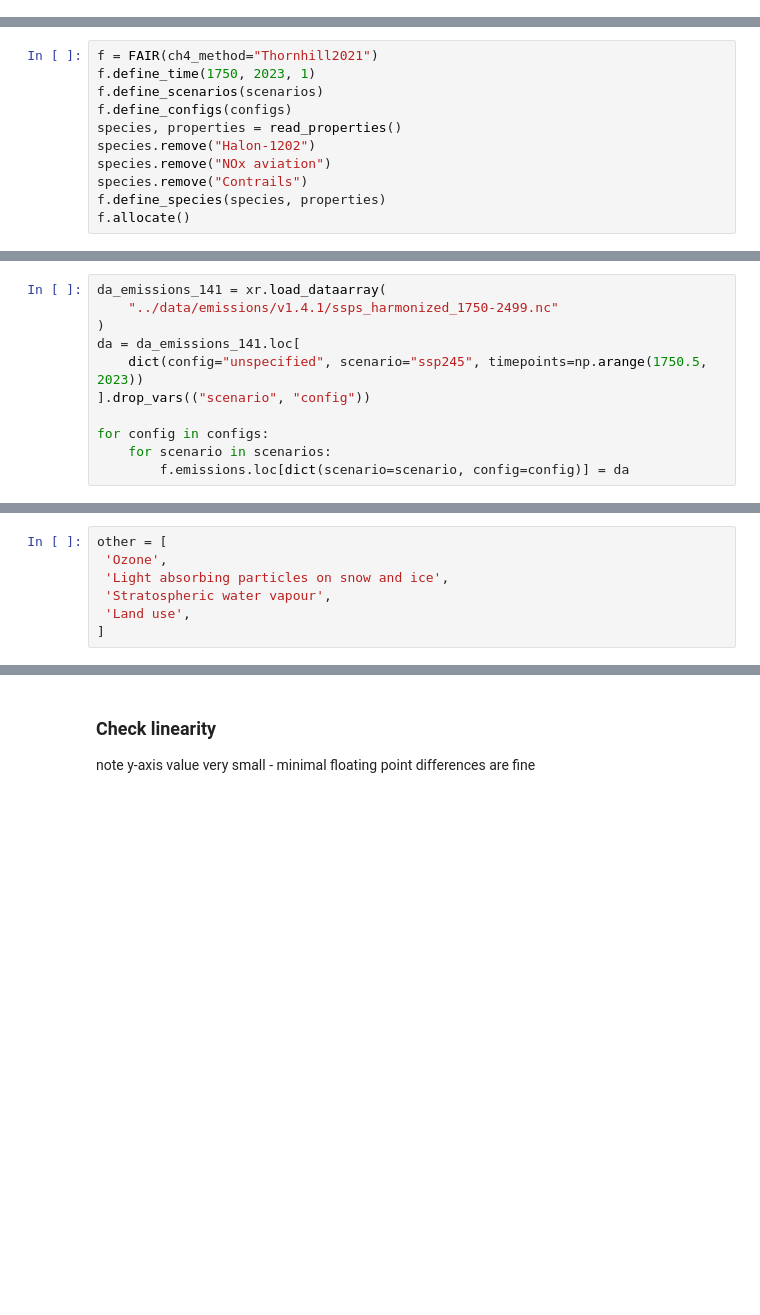
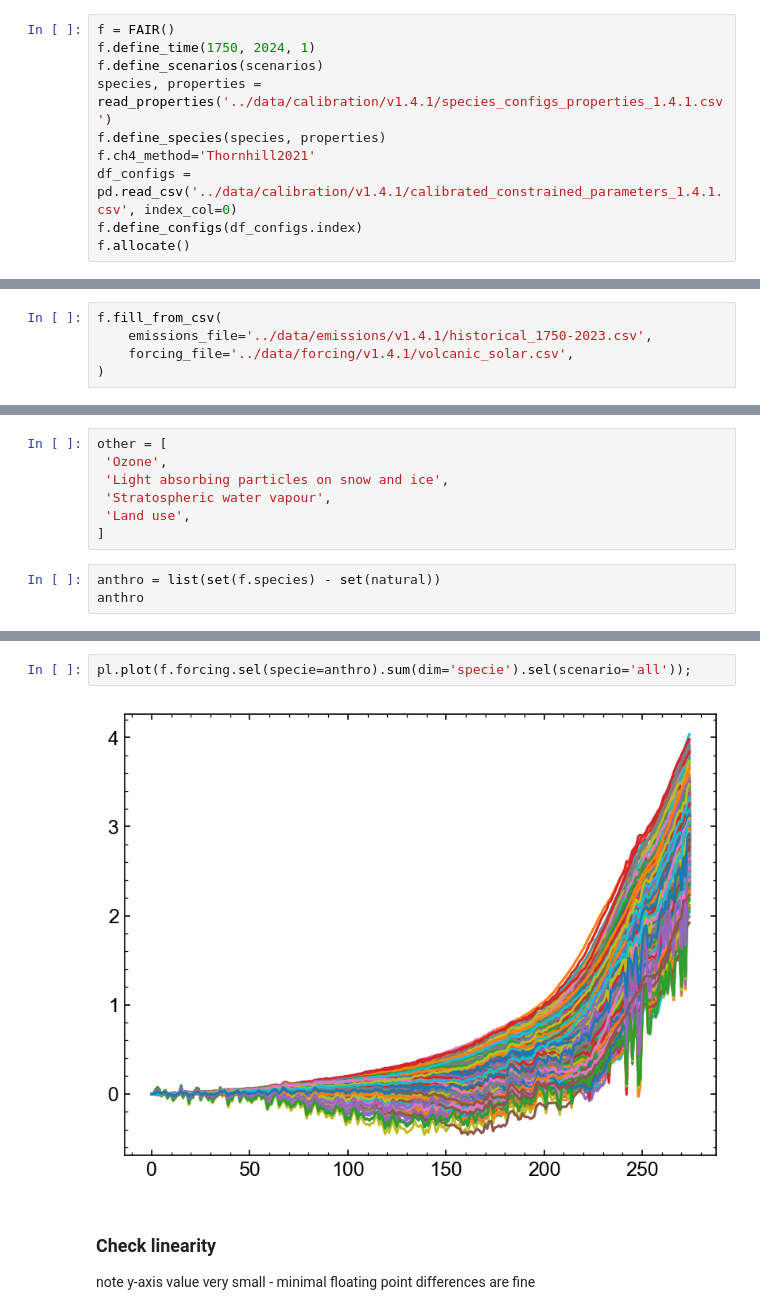
Before and after one commit to chrisroadmap/temperature-attribution, a Jupyter notebook: notebooks/run.ipynb, the cells around one changed output, grey strips where cells are left out. Saved outputs shown, nothing was run; the diff lists cells and outputs as text; blank space fills up the shorter version.

Commit message:
update for fair2.2 and anthro separate category

```diff
--- a/notebooks/run.ipynb
+++ b/notebooks/run.ipynb
@@ -64,14 +35,13 @@ configs = df_configs_141.index
+# %%
+f = FAIR()
+f.define_time(1750, 2024, 1)
+f.define_scenarios(scenarios)
+species, properties = read_properties('../data/calibration/v1.4.1/species_configs_properties_1.4.1.csv')
+f.define_species(species, properties)
+f.ch4_method='Thornhill2021'
+df_configs = pd.read_csv('../data/calibration/v1.4.1/calibrated_constrained_parameters_1.4.1.csv', index_col=0)
+f.define_configs(df_configs.index)
+f.allocate()
 # %% [markdown]
 ## First, emissions-driven run
-# %%
-f = FAIR(ch4_method="Thornhill2021")
-f.define_time(1750, 2023, 1)
-f.define_scenarios(scenarios)
-f.define_configs(configs)
-species, properties = read_properties()
-species.remove("Halon-1202")
-species.remove("NOx aviation")
-species.remove("Contrails")
-f.define_species(species, properties)
-f.allocate()
 # %% [markdown]
@@ -81,13 +51,7 @@ copy across the baseline emissions from ssp245 into all scenarios (baseline scen
 # %%
-da_emissions_141 = xr.load_dataarray(
-    "../data/emissions/v1.4.1/ssps_harmonized_1750-2499.nc"
+f.fill_from_csv(
+    emissions_file='../data/emissions/v1.4.1/historical_1750-2023.csv',
+    forcing_file='../data/forcing/v1.4.1/volcanic_solar.csv',
 )
-da = da_emissions_141.loc[
-    dict(config="unspecified", scenario="ssp245", timepoints=np.arange(1750.5, 2023))
-].drop_vars(("scenario", "config"))
-
-for config in configs:
-    for scenario in scenarios:
-        f.emissions.loc[dict(scenario=scenario, config=config)] = da
 # %%
 f.emissions
@@ -418,3 +183,6 @@ other = [
  'Stratospheric water vapour',
  'Land use',
 ]
+# %%
+anthro = list(set(f.species) - set(natural))
+anthro
@@ -429,3 +223,7 @@ pl.plot(f.forcing.sel(specie=natural).sum(dim='specie').sel(scenario='all'));
+# %%
+pl.plot(f.forcing.sel(specie=anthro).sum(dim='specie').sel(scenario='all'));
+# %% [output]
+[figure, added]
 # %% [markdown]
 ### Check linearity
 
```
Also changed, not shown: parts of 31 cells of this notebook, 18 other files.
